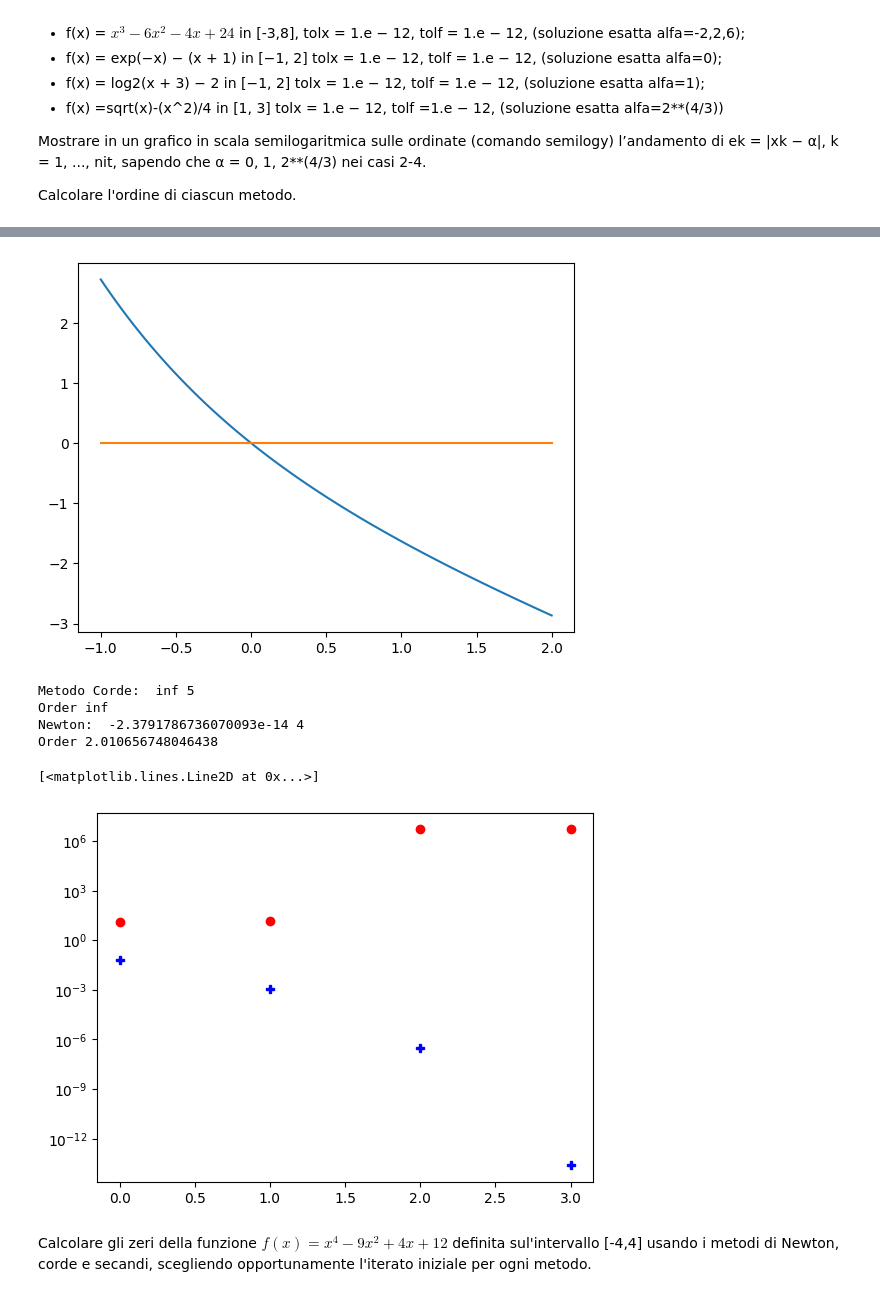
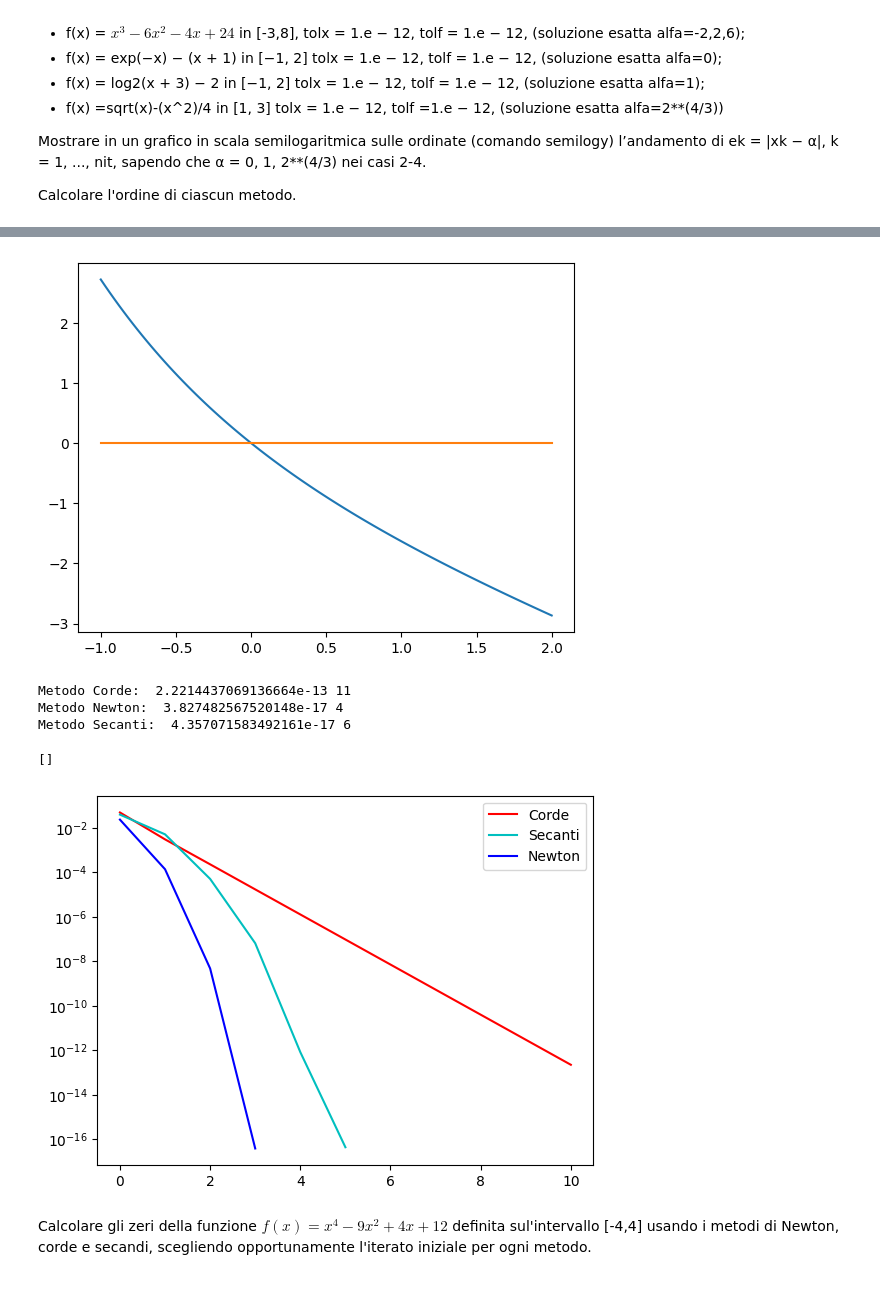
Before and after one commit to delpiter/Numerical_Methods_for_AI, a Jupyter notebook: lab7/Laboratorio7.ipynb, the cells around one changed output, grey strips where cells are left out. Cells and saved outputs as stored; diff of their text form; code cells hidden in the pictures.

```diff
--- a/lab7/Laboratorio7.ipynb
+++ b/lab7/Laboratorio7.ipynb
@@ -94,7 +90,7 @@ def secanti(f, x0, x1, tol, tolf, nmax):
         print('Max Iteration Reached')
     return x1,it,xk
 # %%
-def newton(f, d_f, x0, tol, tolf, nmax):
+def newton(f, d_f, x0, tolx, tolf, nmax):
     xk=[] # iterati successivi
     it=0
     errorex=1+tolx # Inizializziamo gli errori in modo che entri nel while almeno una volta
@@ -102,10 +98,15 @@ def newton(f, d_f, x0, tol, tolf, nmax):
 
     while it<nmax and erroref>=tolf and errorex>=tolx :
         fx0=f(x0)
+
+        if abs(d_f(x0))<=np.spacing(1):
+            print("First Derivate = 0 in x0")
+            return None, None, None
         d=fx0/d_f(x0)
+
         x1=x0-d # aggiorno l'iterato
         fx1=f(x1)
-        erroref=abs(fx1)
+        erroref=np.abs(fx1)
         if x1!=0:
             errorex=abs(d)/abs(x1)
         else:
@@ -117,7 +118,7 @@ def newton(f, d_f, x0, tol, tolf, nmax):
         print('Max Iteration Reached')
     return x1,it,xk
 # %%
-def corde(f, x0, coeff_ang, tol, tolf, nmax):
+def corde(f, x0, coeff_ang, tolx, tolf, nmax):
     xk=[] # iterati successivi
     it=0
     errorex=1+tolx # Inizializziamo gli errori in modo che entri nel while almeno una volta
@@ -128,7 +129,7 @@ def corde(f, x0, coeff_ang, tol, tolf, nmax):
         d=fx0/coeff_ang
         x1=x0-d # aggiorno l'iterato
         fx1=f(x1)
-        erroref=abs(fx1)
+        erroref=np.abs(fx1)
         if x1!=0:
             errorex=abs(d)/abs(x1)
         else:
@@ -153,37 +152,40 @@ def stima_ordine(xk,iterazioni):
 # %%
-alpha=0.0
 tolx=1e-12
 tolf=1e-12
 nmax=100
-x0=-0.5
 
 xx=np.linspace(a,b,100)
 plt.plot(xx,f_n(xx),xx,np.zeros_like(xx))
 plt.show()
 
-#x1_s,it_s,xk_s=secanti(f_n,a,b,tolx,tolf,nmax)
+x1_s,it_s,xk_s=secanti(f_n,a,b,tolx,tolf,nmax)
 
 coeff_ang=(f_n(b)-f_n(a))/(b-a)
-x1_c,it_c,xk_c=corde(f_n, coeff_ang,x0,tolx,tolf,nmax)
+x1_c,it_c,xk_c=corde(f_n, x0,coeff_ang ,tolx,tolf,nmax)
 print("Metodo Corde: ",x1_c,it_c)
-print("Order", stima_ordine(xk_c,it_c))
+#print("Order", stima_ordine(xk_c,it_c))
 
 x1_n,it_n,xk_n=newton(f_n,df_n,x0,tolx,tolf,nmax)
-print("Newton: ",x1_n,it_n)
-print("Order", stima_ordine(xk_n,it_n))
+print("Metodo Newton: ",x1_n,it_n)
+#print("Order", stima_ordine(xk_n,it_n))
+
+x1_s,it_s,xk_s=secanti(f_n,x0,x1,tolx,tolf,nmax)
+print("Metodo Secanti: ",x1_s,it_s)
+#print("Order", stima_ordine(xk_s,it_s))
 
 e_c=np.abs(np.array(xk_c)-alpha)
-plt.semilogy(range(it_c), e_c, 'ro')
 e_n=np.abs(np.array(xk_n)-alpha)
-plt.semilogy(range(it_n), e_n, 'bP')
+e_s=np.abs(np.array(xk_s)-alpha)
+plt.semilogy(range(it_c),e_c,'r-', range(it_s), e_s, 'c-',range(it_n), e_n, 'b-')
+plt.legend(["Corde","Secanti","Newton"])
+plt.plot()
 # %% [output]
 [figure]
-Metodo Corde:  inf 5
-Order inf
-Newton:  -2.3791786736070093e-14 4
-Order 2.010656748046438
+Metodo Corde:  2.2214437069136664e-13 11
+Metodo Newton:  3.827482567520148e-17 4
+Metodo Secanti:  4.357071583492161e-17 6
-[<matplotlib.lines.Line2D at 0x...>]
+[]
-[figure, old version]
+[figure, new version]
 # %% [markdown]
 Calcolare gli zeri della funzione $f(x)=x^4-9x^2+4x+12$ definita sul'intervallo [-4,4] usando i metodi di Newton, corde e secandi, scegliendo opportunamente l'iterato iniziale per ogni metodo.
 # %% [markdown]
```
Also changed, not shown: parts of 3 cells of this notebook, 8 other files.
